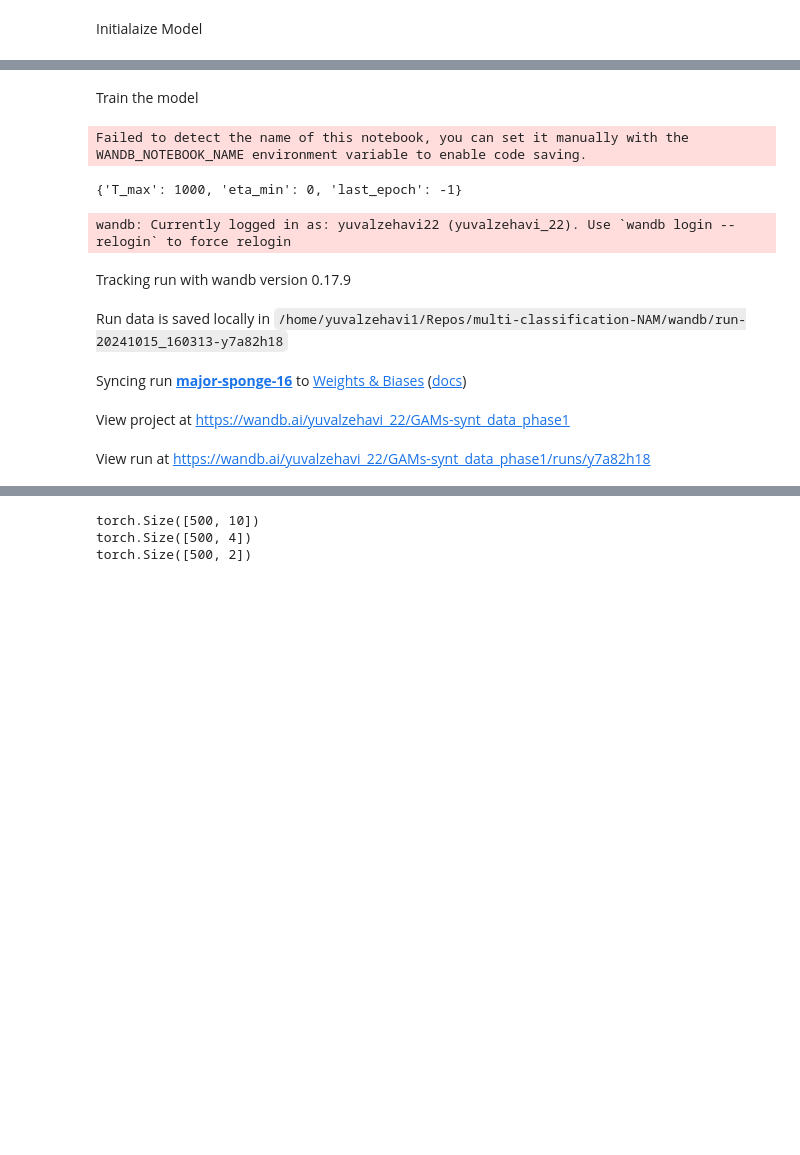
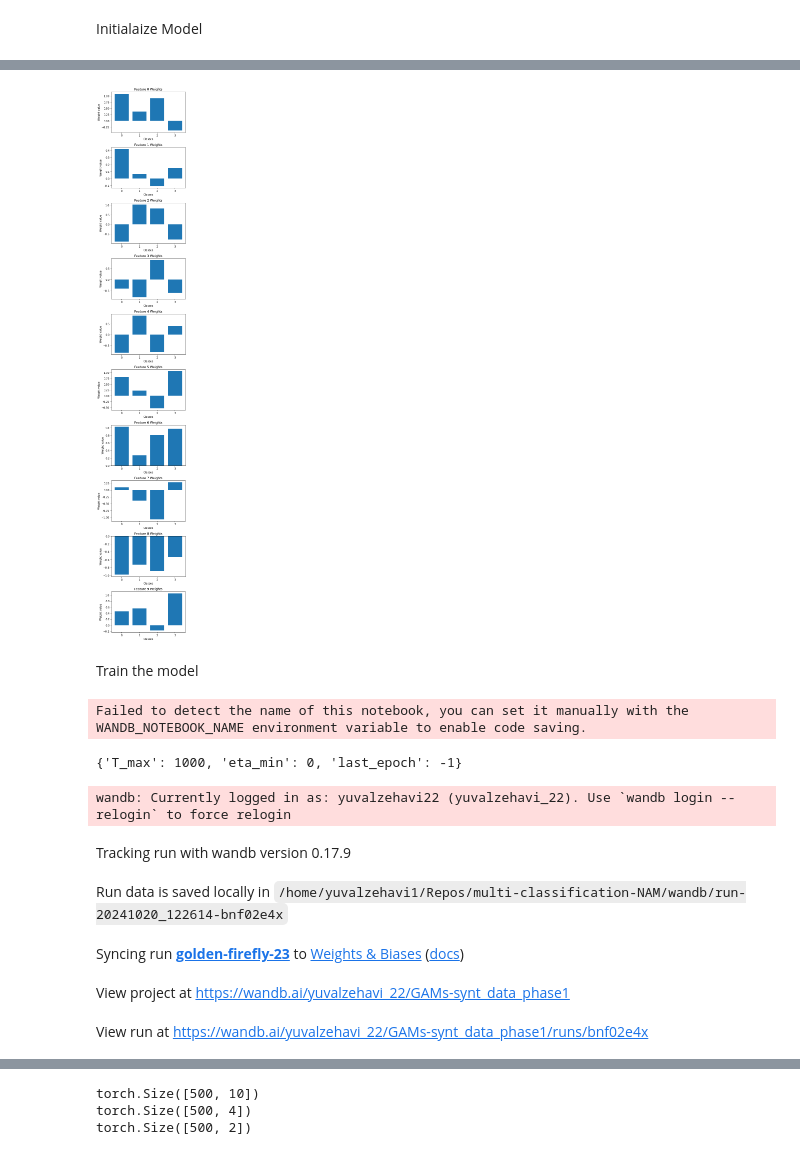
Before and after one commit to yuvalzehavi22/multi-classification-NAM, a Jupyter notebook: multi_class_nam.ipynb, the cells around one changed output, grey strips where cells are left out. Cells and saved outputs as stored; diff of their text form; code cells hidden in the pictures; blank space fills up the shorter version.

Commit message:
training and optimize model

```diff
--- a/multi_class_nam.ipynb
+++ b/multi_class_nam.ipynb
@@ -34,9 +34,9 @@ print(device)
 
 seed_everything(args.seed)
 
-args.hierarch_net = 0
+args.hierarch_net = 1
 args.batch_size = 64
-args.num_exp = 10000
+args.num_exp = 1000
 # %% [output]
 cuda
 # %% [markdown]
@@ -123,0 +199,7 @@ Number of parameters: 465170
+# %%
+len(model.NAM_features.feature_nns)
+model.latent_var_dim
+
+for i, feature_nn in enumerate(model.NAM_features.feature_nns):
+    print(i)
+    print(feature_nn.multi_output_layer.weight.detach().cpu().numpy())
@@ -124,3 +224,36 @@ Number of parameters: 465170
+# %%
+def plot_concepts_weights(model):
+    """
+    Plots the multi_output_layer weights for each feature in the model.
+
+    Parameters:
+    model : PyTorch model
+        The trained model with multiple NAM blocks, each having its own multi_output_layer.
+    """
+    num_features = len(model.NAM_features.feature_nns)  # Number of feature networks
+    num_classes = model.latent_var_dim        # Number of output classes
+
+    fig, axes = plt.subplots(num_features, 1, figsize=(5, 3 * num_features))
+
+    # Iterate through each feature block and plot the multi_output_layer weights
+    for i, feature_nn in enumerate(model.NAM_features.feature_nns):
+        # Get the multi_output_layer weights for the current feature
+        weights = feature_nn.multi_output_layer.weight.detach().cpu().numpy()  # Shape: [num_classes]
+
+        # Bar plot for the current feature's weights
+        axes[i].bar(range(num_classes), weights.flatten())
+        axes[i].set_title(f'Feature {i} Weights')
+        axes[i].set_xlabel('Classes')
+        axes[i].set_ylabel('Weight value')
+        axes[i].set_xticks(range(num_classes))
+
+    plt.tight_layout()
+    plt.show()
+
+
+plot_concepts_weights(model)
+# %% [output]
+[figure, added]
 # %% [markdown]
 Train the model
 # %%
@@ -143,7 +276,7 @@ trainer = Trainer(
         lr_scheduler=args.lr_scheduler,
         scheduler_params=scheduler_params,
         eval_metric=None,
-        epochs=args.epochs,
+        epochs=20,
         batch_size=args.batch_size,
         learning_rate=args.learning_rate,
         weight_decay=args.weight_decay,
@@ -164,10 +297,10 @@ Failed to detect the name of this notebook, you can set it manually with the WAN
 {'T_max': 1000, 'eta_min': 0, 'last_epoch': -1}
 wandb: Currently logged in as: yuvalzehavi22 (yuvalzehavi_22). Use `wandb login --relogin` to force relogin
 Tracking run with wandb version 0.17.9
-Run data is saved locally in /home/yuvalzehavi1/Repos/multi-classification-NAM/wandb/run-20241015_160313-y7a82h18
+Run data is saved locally in /home/yuvalzehavi1/Repos/multi-classification-NAM/wandb/run-20241020_122614-bnf02e4x
-Syncing run major-sponge-16 to Weights & Biases (docs)
+Syncing run golden-firefly-23 to Weights & Biases (docs)
 View project at https://wandb.ai/yuvalzehavi_22/GAMs-synt_data_phase1
-View run at https://wandb.ai/yuvalzehavi_22/GAMs-synt_data_phase1/runs/y7a82h18
+View run at https://wandb.ai/yuvalzehavi_22/GAMs-synt_data_phase1/runs/bnf02e4x
 # %%
 # params = [param for name, param in trainer.model.named_parameters() if 'multi_output_layer' in name]
 # params
```
Also changed, not shown: parts of 8 cells of this notebook, 7 other files.
